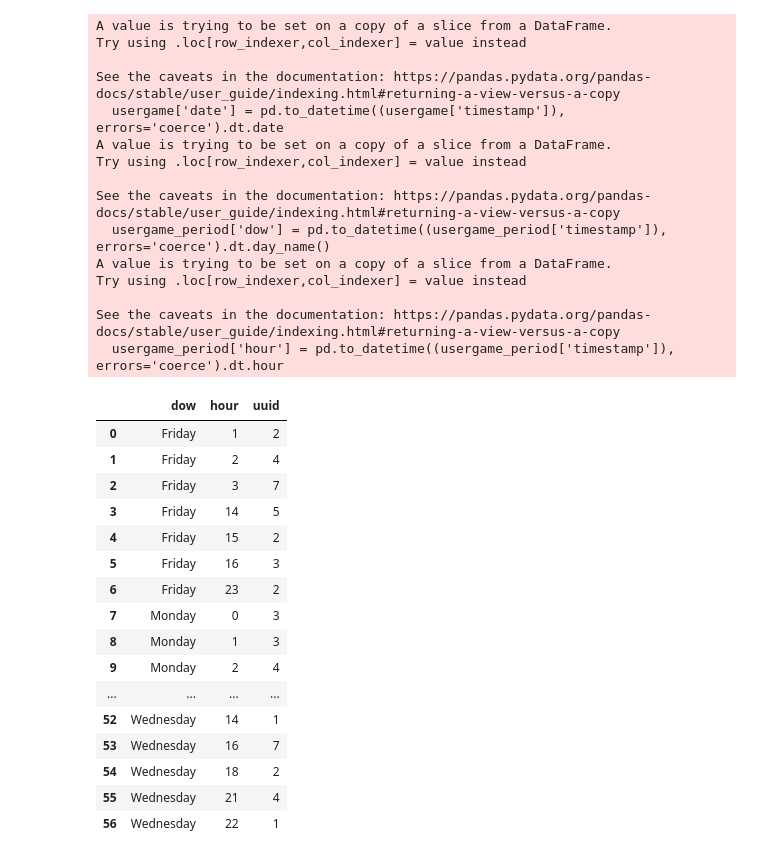
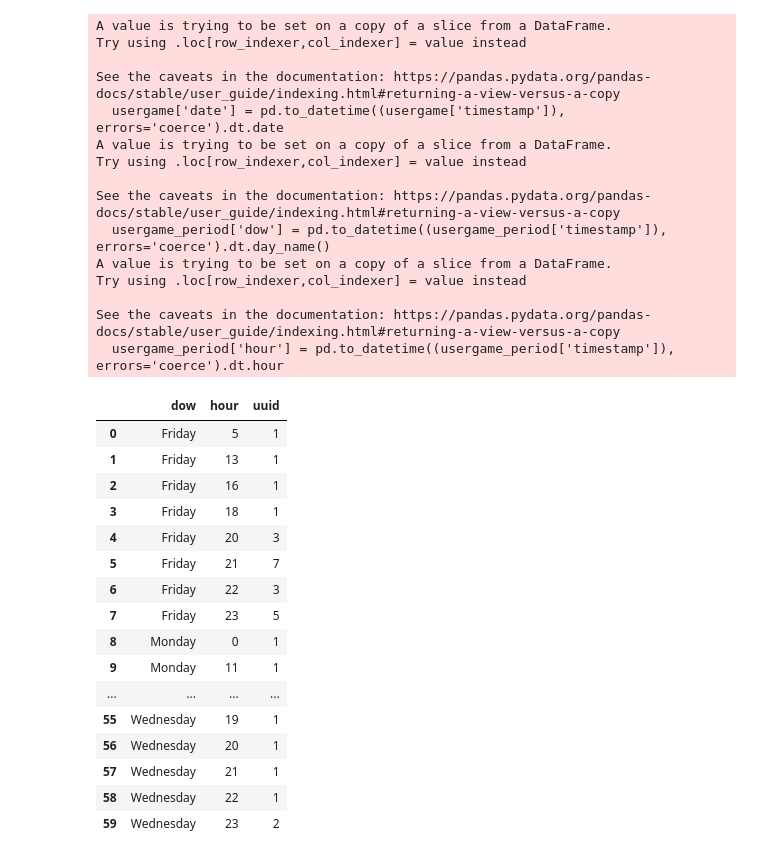
Before and after one commit to thecrossed/chess_analytics, a Jupyter notebook: chess_student_report.ipynb, the cells around one changed output. Saved outputs shown, nothing was run; the diff lists cells and outputs as text; code cells hidden in the pictures.

```diff
--- a/chess_student_report.ipynb
+++ b/chess_student_report.ipynb
@@ -8,7 +8,7 @@ from datetime import datetime
 # %%
 players = pd.read_csv("player_tianmin_class.csv")
 
-games = pd.read_csv("tianmin_chess_class.csv")
+games = pd.read_csv("games_tianmin_class.csv")
 
 moves = pd.read_csv("move_tianmin_class.csv")
 # %%
@@ -180,50 +180,50 @@ def play_time(username,period):
     period - a list contains two items, start date and the end date
 
     output:
     return a dataframe that shows how many games the date, hour, the username has played during the period of time
     """
 
     usergame = period_games(username,period)
     usergame_period = usergame[['username','timestamp','uuid']]
     usergame_period['dow'] = pd.to_datetime((usergame_period['timestamp']), errors='coerce').dt.day_name()
     usergame_period['hour'] = pd.to_datetime((usergame_period['timestamp']), errors='coerce').dt.hour
 
     game_dow = usergame_period.groupby(['dow','hour']).nunique().reset_index()[['dow','hour','uuid']]
     return game_dow
-play_time('AGcuber19',['12/01/22','02/28/23'])
+play_time('tianminlyu',['12/01/22','02/28/23'])
 # %% [output]
 A value is trying to be set on a copy of a slice from a DataFrame.
 Try using .loc[row_indexer,col_indexer] = value instead
 
 See the caveats in the documentation: https://pandas.pydata.org/pandas-docs/stable/user_guide/indexing.html#returning-a-view-versus-a-copy
   usergame['date'] = pd.to_datetime((usergame['timestamp']), errors='coerce').dt.date
 A value is trying to be set on a copy of a slice from a DataFrame.
 Try using .loc[row_indexer,col_indexer] = value instead
 
 See the caveats in the documentation: https://pandas.pydata.org/pandas-docs/stable/user_guide/indexing.html#returning-a-view-versus-a-copy
   usergame_period['dow'] = pd.to_datetime((usergame_period['timestamp']), errors='coerce').dt.day_name()
 A value is trying to be set on a copy of a slice from a DataFrame.
 Try using .loc[row_indexer,col_indexer] = value instead
 
 See the caveats in the documentation: https://pandas.pydata.org/pandas-docs/stable/user_guide/indexing.html#returning-a-view-versus-a-copy
   usergame_period['hour'] = pd.to_datetime((usergame_period['timestamp']), errors='coerce').dt.hour
 |  | dow | hour | uuid |
-| 0 | Friday | 1 | 2 |
-| 1 | Friday | 2 | 4 |
-| 2 | Friday | 3 | 7 |
-| 3 | Friday | 14 | 5 |
-| 4 | Friday | 15 | 2 |
-| 5 | Friday | 16 | 3 |
-| 6 | Friday | 23 | 2 |
-| 7 | Monday | 0 | 3 |
-| 8 | Monday | 1 | 3 |
-| 9 | Monday | 2 | 4 |
+| 0 | Friday | 5 | 1 |
+| 1 | Friday | 13 | 1 |
+| 2 | Friday | 16 | 1 |
+| 3 | Friday | 18 | 1 |
+| 4 | Friday | 20 | 3 |
+| 5 | Friday | 21 | 7 |
+| 6 | Friday | 22 | 3 |
+| 7 | Friday | 23 | 5 |
+| 8 | Monday | 0 | 1 |
+| 9 | Monday | 11 | 1 |
 | ... | ... | ... | ... |
-| 52 | Wednesday | 14 | 1 |
-| 53 | Wednesday | 16 | 7 |
-| 54 | Wednesday | 18 | 2 |
-| 55 | Wednesday | 21 | 4 |
-| 56 | Wednesday | 22 | 1 |
+| 55 | Wednesday | 19 | 1 |
+| 56 | Wednesday | 20 | 1 |
+| 57 | Wednesday | 21 | 1 |
+| 58 | Wednesday | 22 | 1 |
+| 59 | Wednesday | 23 | 2 |
 # %%
 # Q3 - How many moves does this player have per game?
 
```
Also changed, not shown: parts of 16 cells of this notebook, 5 other files.
